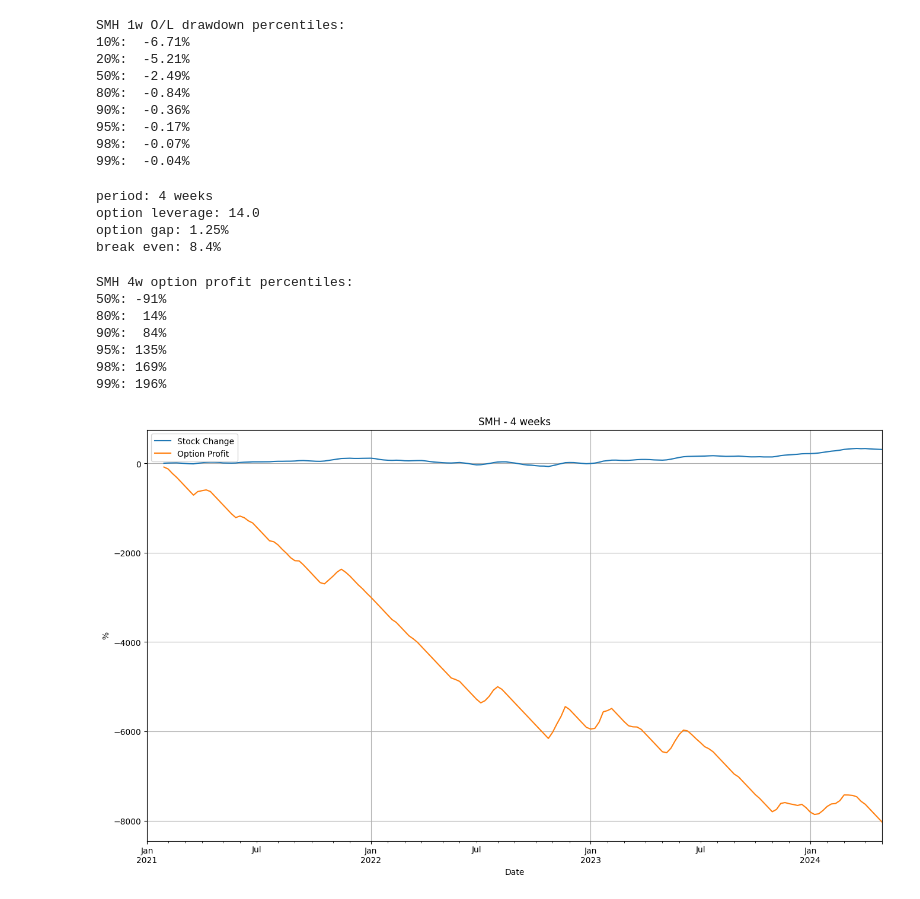
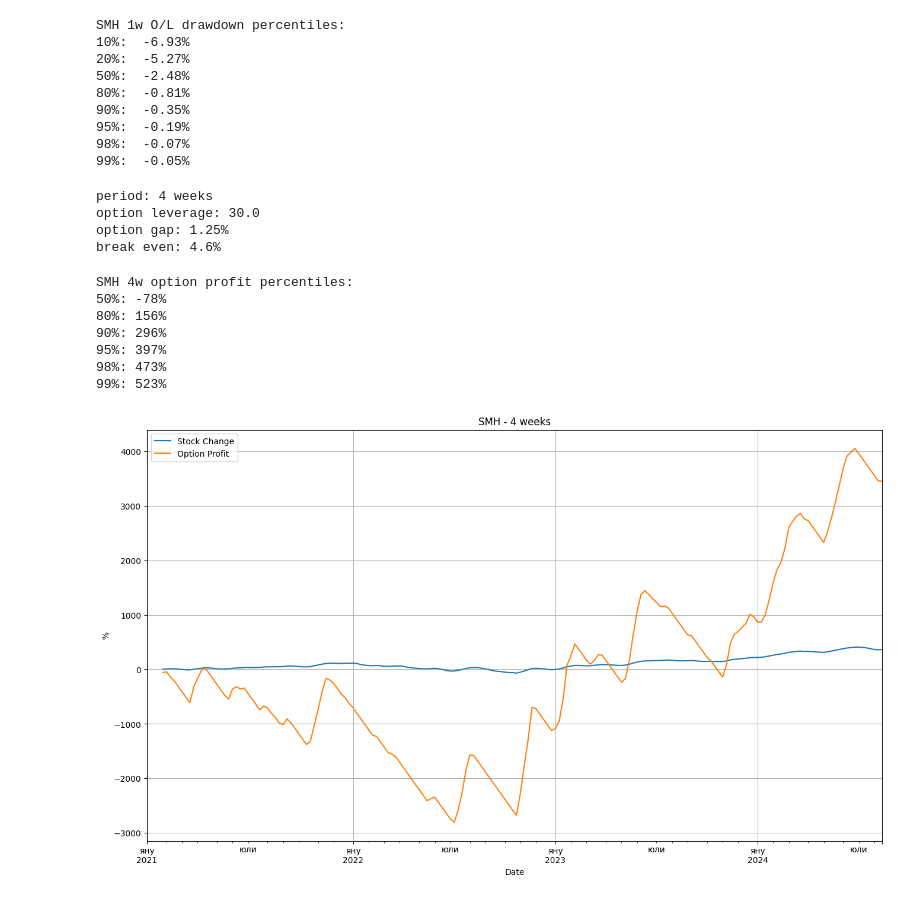
Before and after one commit to dotchev/stox, a Jupyter notebook: SMH-sim.ipynb, the cells around one changed output. Drawn from its saved outputs; the diff is of its cells as text; code cells hidden in the pictures.

```diff
--- a/SMH-sim.ipynb
+++ b/SMH-sim.ipynb
@@ -11,7 +12,7 @@ tickerSymbol = 'SMH'
 tickerData = yf.Ticker(tickerSymbol)
 
 # Get the historical prices for this ticker
-history = tickerData.history(interval='1wk', start='2021-1-1', end='2024-5-5')
+history = tickerData.history(interval='1wk', start='2021-1-1', end=date.today())
 # %%
 CL = history['Low'].shift(-1) / history['Close'] - 1
 print(f'{tickerSymbol} Close to next Low percentiles:')
@@ -29,17 +30,17 @@ for q in [0.1,0.2,0.5,0.8,0.9,0.95,0.98,0.99]:
     print(f'{q:3.0%}: {p:7.2%}')
 # %% [output]
 SMH 1w O/L drawdown percentiles:
-10%:  -6.71%
-20%:  -5.21%
-50%:  -2.49%
-80%:  -0.84%
-90%:  -0.36%
-95%:  -0.17%
+10%:  -6.93%
+20%:  -5.27%
+50%:  -2.48%
+80%:  -0.81%
+90%:  -0.35%
+95%:  -0.19%
 98%:  -0.07%
-99%:  -0.04%
+99%:  -0.05%
 # %%
 weeks = 4
-option_leverage = 14
+option_leverage = 30
 gap = (1/80)*100
 
 print(f'period: {weeks} weeks')
@@ -48,9 +49,9 @@ print(f'option gap: {gap:.2f}%')
 print(f'break even: {gap+100/option_leverage:.1f}%')
 # %% [output]
 period: 4 weeks
-option leverage: 14.0
+option leverage: 30.0
 option gap: 1.25%
-break even: 8.4%
+break even: 4.6%
 # %%
 history['Stock Change'] = history['Close'].pct_change(periods=weeks) * 100
 history['Option Profit'] = history['Stock Change'][weeks:].apply(lambda x: max(-100, (x - gap) * option_leverage - 100))
@@ -61,24 +62,24 @@ for q in [0.5,0.8,0.9,0.95,0.98,0.99]:
     print(f'{q:.0%}: {p:3.0f}%')
 # %% [output]
 SMH 4w option profit percentiles:
-50%: -91%
-80%:  14%
-90%:  84%
-95%: 135%
-98%: 169%
-99%: 196%
+50%: -78%
+80%: 156%
+90%: 296%
+95%: 397%
+98%: 473%
+99%: 523%
 # %%
 history['Window Max'] = history['High'].rolling(window=pd.api.indexers.FixedForwardWindowIndexer(window_size=weeks)).max()
 # %%
 plt.figure(figsize=(16,9))
 history['Stock Change'].cumsum().plot()
 history['Option Profit'].cumsum().plot()
 
 # plt.axhline(y=0, color='k', linestyle='--')
-plt.legend(loc='upper left')
+plt.legend()
 plt.ylabel('%')
 plt.title(f'{tickerSymbol} - {weeks} weeks')
 plt.grid()
 plt.show()
 # %% [output]
-[figure, old version]
+[figure, new version]
```
Also changed, not shown: parts of 2 cells of this notebook, 26 other files.
